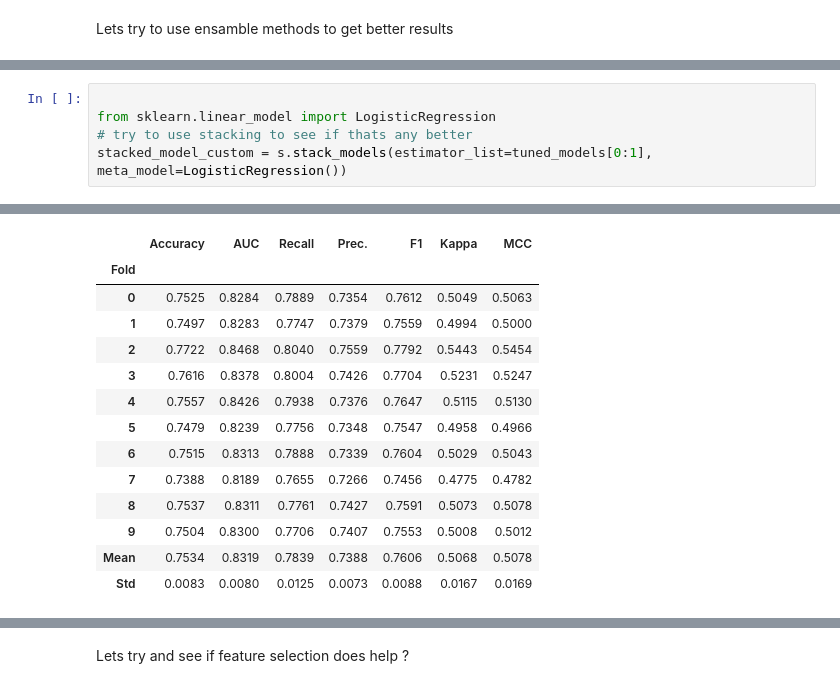
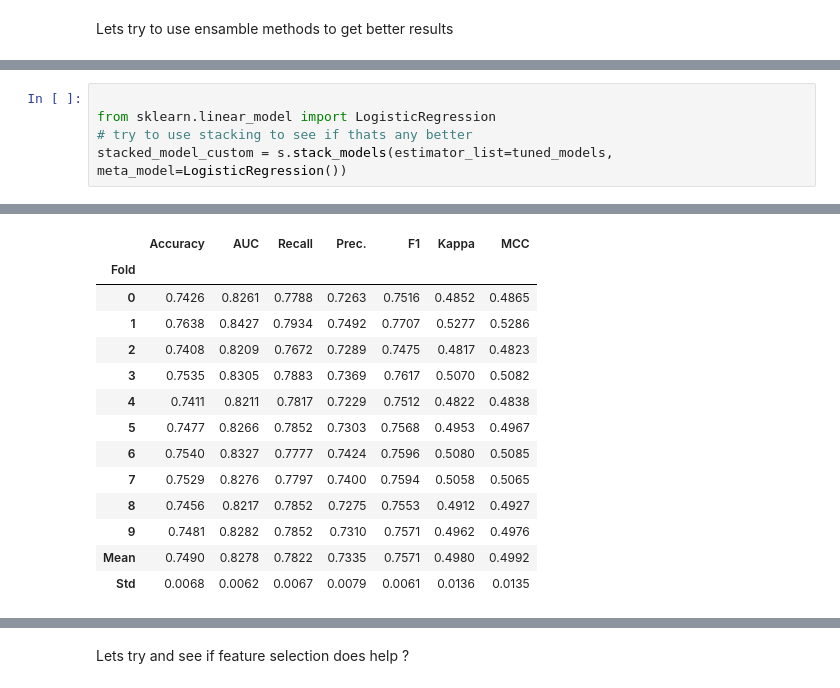
Before and after one commit to jan-ba/ml-diabetes-prediction, a Jupyter notebook: predict_diabetes.ipynb, the cells around one changed output, grey strips where cells are left out. Drawn from its saved outputs; the diff is of its cells as text.

```diff
--- a/predict_diabetes.ipynb
+++ b/predict_diabetes.ipynb
@@ -240,24 +239,24 @@ None
 # %%
 
 from sklearn.linear_model import LogisticRegression
 # try to use stacking to see if thats any better
-stacked_model_custom = s.stack_models(estimator_list=tuned_models[0:1], meta_model=LogisticRegression())
+stacked_model_custom = s.stack_models(estimator_list=tuned_models, meta_model=LogisticRegression())
 # %% [output]
 [interactive output not drawn]
 |  | Accuracy | AUC | Recall | Prec. | F1 | Kappa | MCC |
 | Fold |  |  |  |  |  |  |  |
-| 0 | 0.7525 | 0.8284 | 0.7889 | 0.7354 | 0.7612 | 0.5049 | 0.5063 |
-| 1 | 0.7497 | 0.8283 | 0.7747 | 0.7379 | 0.7559 | 0.4994 | 0.5000 |
-| 2 | 0.7722 | 0.8468 | 0.8040 | 0.7559 | 0.7792 | 0.5443 | 0.5454 |
-| 3 | 0.7616 | 0.8378 | 0.8004 | 0.7426 | 0.7704 | 0.5231 | 0.5247 |
-| 4 | 0.7557 | 0.8426 | 0.7938 | 0.7376 | 0.7647 | 0.5115 | 0.5130 |
-| 5 | 0.7479 | 0.8239 | 0.7756 | 0.7348 | 0.7547 | 0.4958 | 0.4966 |
-| 6 | 0.7515 | 0.8313 | 0.7888 | 0.7339 | 0.7604 | 0.5029 | 0.5043 |
-| 7 | 0.7388 | 0.8189 | 0.7655 | 0.7266 | 0.7456 | 0.4775 | 0.4782 |
-| 8 | 0.7537 | 0.8311 | 0.7761 | 0.7427 | 0.7591 | 0.5073 | 0.5078 |
-| 9 | 0.7504 | 0.8300 | 0.7706 | 0.7407 | 0.7553 | 0.5008 | 0.5012 |
-| Mean | 0.7534 | 0.8319 | 0.7839 | 0.7388 | 0.7606 | 0.5068 | 0.5078 |
-| Std | 0.0083 | 0.0080 | 0.0125 | 0.0073 | 0.0088 | 0.0167 | 0.0169 |
+| 0 | 0.7426 | 0.8261 | 0.7788 | 0.7263 | 0.7516 | 0.4852 | 0.4865 |
+| 1 | 0.7638 | 0.8427 | 0.7934 | 0.7492 | 0.7707 | 0.5277 | 0.5286 |
+| 2 | 0.7408 | 0.8209 | 0.7672 | 0.7289 | 0.7475 | 0.4817 | 0.4823 |
+| 3 | 0.7535 | 0.8305 | 0.7883 | 0.7369 | 0.7617 | 0.5070 | 0.5082 |
+| 4 | 0.7411 | 0.8211 | 0.7817 | 0.7229 | 0.7512 | 0.4822 | 0.4838 |
+| 5 | 0.7477 | 0.8266 | 0.7852 | 0.7303 | 0.7568 | 0.4953 | 0.4967 |
+| 6 | 0.7540 | 0.8327 | 0.7777 | 0.7424 | 0.7596 | 0.5080 | 0.5085 |
+| 7 | 0.7529 | 0.8276 | 0.7797 | 0.7400 | 0.7594 | 0.5058 | 0.5065 |
+| 8 | 0.7456 | 0.8217 | 0.7852 | 0.7275 | 0.7553 | 0.4912 | 0.4927 |
+| 9 | 0.7481 | 0.8282 | 0.7852 | 0.7310 | 0.7571 | 0.4962 | 0.4976 |
+| Mean | 0.7490 | 0.8278 | 0.7822 | 0.7335 | 0.7571 | 0.4980 | 0.4992 |
+| Std | 0.0068 | 0.0062 | 0.0067 | 0.0079 | 0.0061 | 0.0136 | 0.0135 |
 [interactive output not drawn]
 # %% [markdown]
 Lets try and see if feature selection does help ?
```
Also changed, not shown: parts of 6 cells of this notebook.
